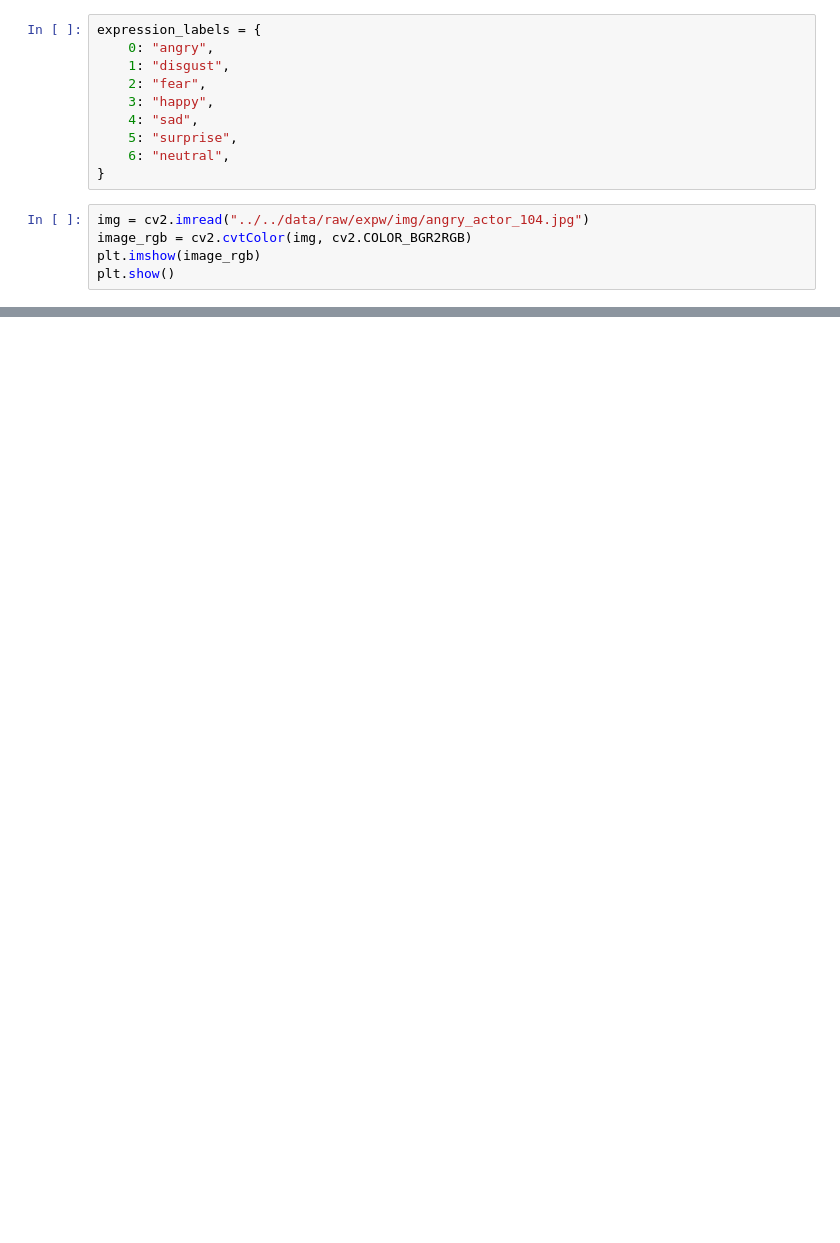
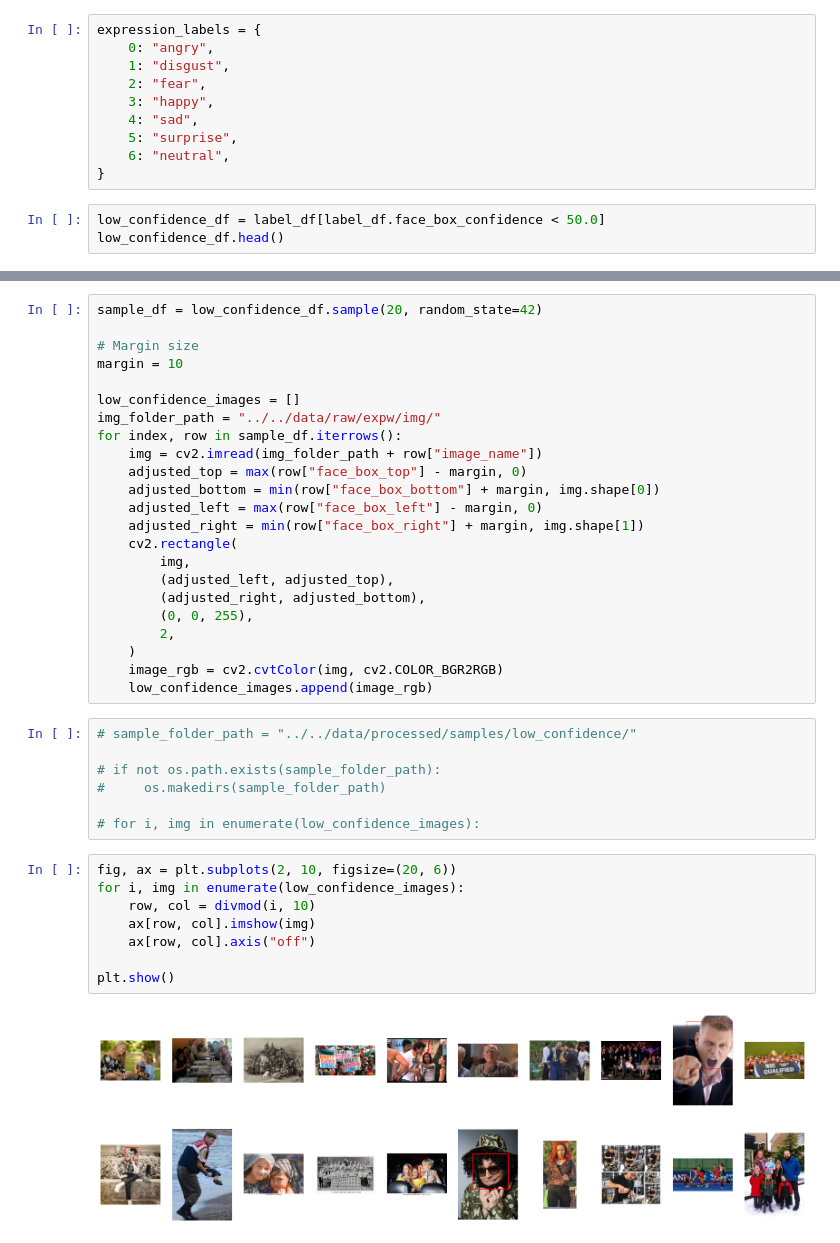
Before and after one commit to DSPRO2-Group-9/emotion_recognition, a Jupyter notebook: notebook/processing/clean_expw.ipynb, the cells around one changed output, grey strips where cells are left out. Saved outputs shown, nothing was run; the diff lists cells and outputs as text; blank space fills up the shorter version.

Commit message:
Adds creation of a sample batch for analysis

```diff
--- a/notebook/processing/clean_expw.ipynb
+++ b/notebook/processing/clean_expw.ipynb
@@ -23,8 +49,6 @@ expression_labels = {
     5: "surprise",
     6: "neutral",
 }
-# %%
-img = cv2.imread("../../data/raw/expw/img/angry_actor_104.jpg")
-image_rgb = cv2.cvtColor(img, cv2.COLOR_BGR2RGB)
-plt.imshow(image_rgb)
-plt.show()
+# %%
+low_confidence_df = label_df[label_df.face_box_confidence < 50.0]
+low_confidence_df.head()
@@ -30,0 +62,40 @@ plt.show()
+# %%
+sample_df = low_confidence_df.sample(20, random_state=42)
+
+# Margin size
+margin = 10
+
+low_confidence_images = []
+img_folder_path = "../../data/raw/expw/img/"
+for index, row in sample_df.iterrows():
+    img = cv2.imread(img_folder_path + row["image_name"])
+    adjusted_top = max(row["face_box_top"] - margin, 0)
+    adjusted_bottom = min(row["face_box_bottom"] + margin, img.shape[0])
+    adjusted_left = max(row["face_box_left"] - margin, 0)
+    adjusted_right = min(row["face_box_right"] + margin, img.shape[1])
+    cv2.rectangle(
+        img,
+        (adjusted_left, adjusted_top),
+        (adjusted_right, adjusted_bottom),
+        (0, 0, 255),
+        2,
+    )
+    image_rgb = cv2.cvtColor(img, cv2.COLOR_BGR2RGB)
+    low_confidence_images.append(image_rgb)
+# %%
+# sample_folder_path = "../../data/processed/samples/low_confidence/"
+
+# if not os.path.exists(sample_folder_path):
+#     os.makedirs(sample_folder_path)
+
+# for i, img in enumerate(low_confidence_images):
+# %%
+fig, ax = plt.subplots(2, 10, figsize=(20, 6))
+for i, img in enumerate(low_confidence_images):
+    row, col = divmod(i, 10)
+    ax[row, col].imshow(img)
+    ax[row, col].axis("off")
+
+plt.show()
+# %% [output]
+[figure, added]
```
Also changed, not shown: parts of 4 cells of this notebook.
